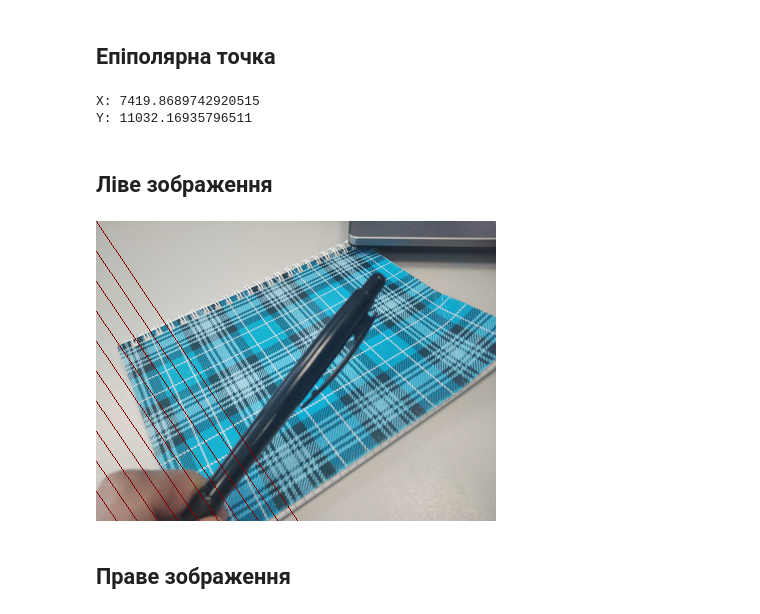
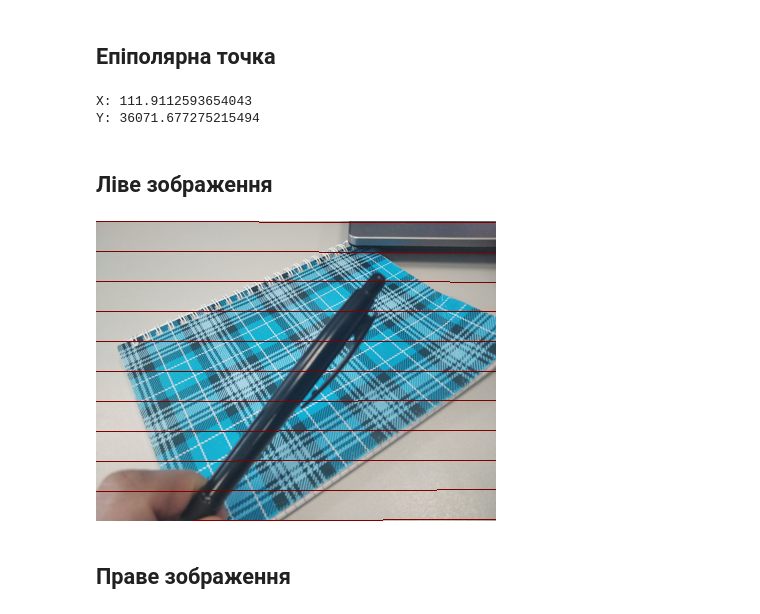
Before and after one commit to ArcaneStudent/stereolabs, a Jupyter notebook: lab2/lab2.ipynb, the cells around one changed output. Saved outputs shown, nothing was run; the diff lists cells and outputs as text; code cells hidden in the pictures.

Commit message:
add smooth check

```diff
--- a/lab2/lab2.ipynb
+++ b/lab2/lab2.ipynb
@@ -35,14 +42,29 @@ https://staff.fnwi.uva.nl/l.dorst/hz/chap11_13.pdf
 # %%
 from random import choices
 from scipy.linalg import null_space
+# %%
+def is_smooth(img_shift, x, y):
+    start = -3
+    end = 3
+    for i in range(start,end+1):
+        for j in range(start,end+1):
+            if img_shift[y, x, 0] != img_shift[y+i, x+j, 0] or img_shift[y, x, 1] != img_shift[y+i, x+j, 1]:
+                return False
+    return True
 # %%
 pairs = []
+rejected_pairs = []
 # (X, X')
 for y in range(30, img_r.shape[0] - 30):
     for x in range(30, img_r.shape[1] - 30):
         x_norm = [x, y, 1]
         dot_shift = img_shift2[y, x]
+
         x2 = int(x + dot_shift[0])
         y2 = int(y + dot_shift[1] - kv_half)
         x_strich = [x2, y2, 1]
-        pairs.append([x_norm, x_strich])
+
+        if is_smooth(img_shift2, x, y):
+            pairs.append([x_norm, x_strich])
+        else:
+            rejected_pairs.append([x_norm, x_strich])
@@ -49,10 +79,13 @@ for y in range(30, img_r.shape[0] - 30):
 # %%
-Boundary = 0.0001
+Boundary = 0.01
 bestF = None
 bestScore = 0
 
-for iteration in range(10000):
-    print(iteration, end=" ")
+a_2 = np.array([i[0] for i in pairs])
+b_2 = np.array([i[1] for i in pairs])
+
+for iteration in range(20000):
+    #print(iteration, end=" ")
     seven_pairs = choices(pairs, k=7)
     X_big = []
     for a,b in seven_pairs:
@@ -79,11 +112,16 @@ for iteration in range(10000):
             continue
         F = f1+i*f2
         # both matrix have zero det
-        a = np.array([i[0] for i in pairs])
-        b = np.array([i[1] for i in pairs])
-        score = np.sum(np.einsum('ki,ij,kj->k', a, F, b) < Boundary)
+        score = np.sum(np.abs(np.einsum('ki,ij,kj->k', b_2, F, a_2)) < Boundary)
         if score > bestScore:
             bestScore = score
             bestF = F.copy()
+            print("="*20)
             print("hit", bestScore/len(pairs))
+
+            epipole = null_space(bestF, 1e-3)
+            epipole = epipole/epipole[-1]
+            epipole_strich = [epipole[0,0], epipole[1,0]]
+            print("X:", epipole_strich[0])
+            print("Y:", epipole_strich[1])
 # %% [output]
@@ -113,6 +162,6 @@ array([[ 7.87934238e-05, -3.16743815e-04,  2.84767813e+00],
 # %%
-bestF = np.load("bestF.npy")
-bestScore = np.load("bestScore.npy")
+#bestF = np.load("bestF.npy")
+#bestScore = np.load("bestScore.npy")
 # %%
 #with shelve.open("lab2.db") as db:
 #    #db["bestF"] = bestF
@@ -148,8 +197,8 @@ epipole_strich = [epipole[0,0], epipole[1,0]]
 print("X:", epipole_strich[0])
 print("Y:", epipole_strich[1])
 # %% [output]
-X: 7419.8689742920515
-Y: 11032.16935796511
+X: 111.9112593654043
+Y: 36071.677275215494
 # %% [markdown]
 ## Ліве зображення
 # %%
@@ -157,11 +206,11 @@ from PIL import ImageDraw
 # %%
 image2show = Image.open("i1.jpg").resize((400,300), Image.BICUBIC).convert("RGB")
 draw = ImageDraw.Draw(image2show)
 for i in range(11):
-    draw.line((0, i*30, epipole_strich[0], epipole_strich[1]), fill=128)
+    draw.line((0, i*30, epipole_strich[1], epipole_strich[0]), fill=128)
 image2show
 # %% [output]
-[figure, old version]
+[figure, new version]
 # %% [markdown]
 ## Праве зображення
 # %%
```
Also changed, not shown: parts of 11 cells of this notebook, 2 other files.
